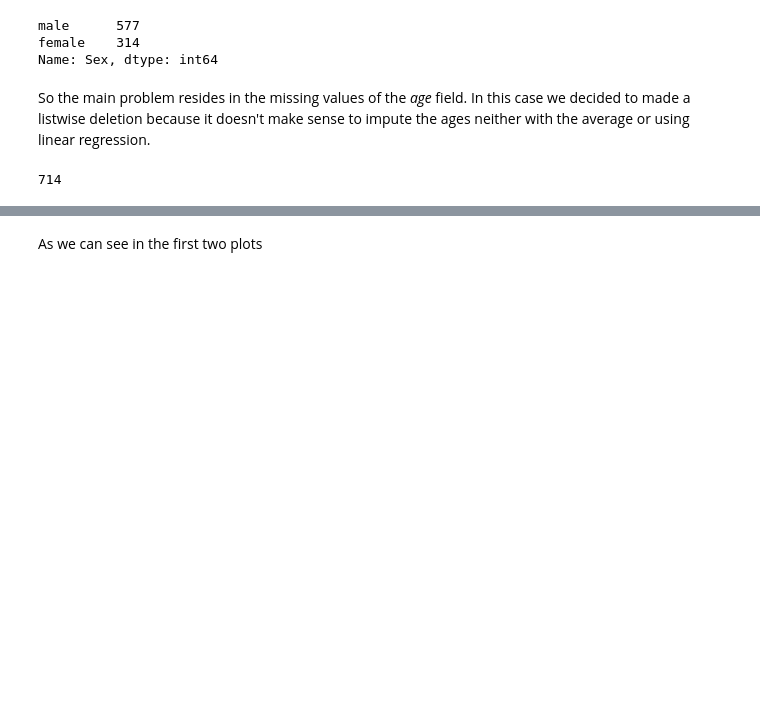
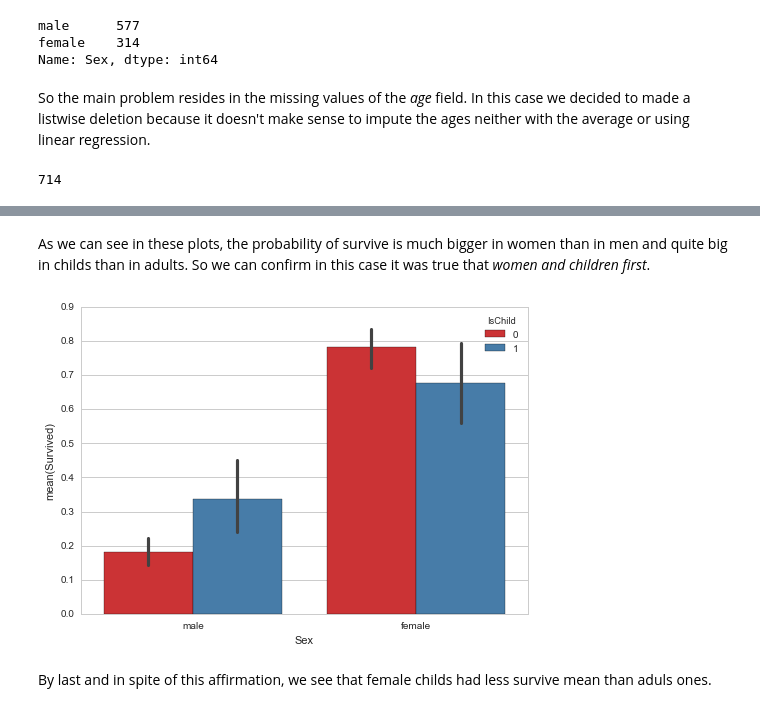
Before and after one commit to jmonterrubio/Titanic-Data-Investigation, a Jupyter notebook: Titanic Data Investigation.ipynb, the cells around one changed output, grey strips where cells are left out. Saved outputs shown, nothing was run; the diff lists cells and outputs as text; code cells hidden in the pictures; blank space fills up the shorter version.

```diff
--- a/Titanic Data Investigation.ipynb
+++ b/Titanic Data Investigation.ipynb
@@ -147,2 +140,9 @@ sns.plt.show()
-# %% [markdown]
-As we can see in the first two plots
+# %% [markdown]
+As we can see in these plots, the probability of survive is much bigger in women than in men and quite big in childs than in adults. So we can confirm in this case it was true that *women and children first*.
+# %%
+sns.barplot(data=titanic_df, x="Sex", y="Survived", hue="IsChild", palette="Set1")
+sns.plt.show()
+# %% [output]
+[figure, added]
+# %% [markdown]
+By last and in spite of this affirmation, we see that female childs had less survive mean than aduls ones.
```
Also changed, not shown: parts of 21 cells of this notebook.
